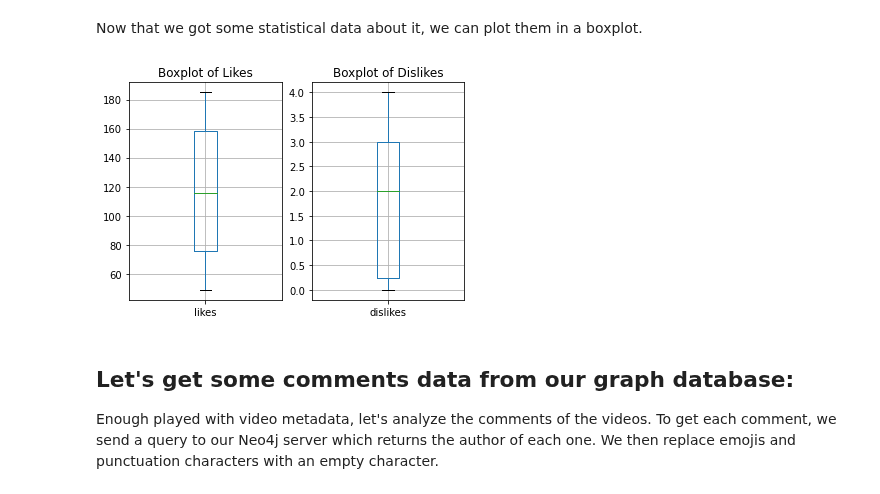
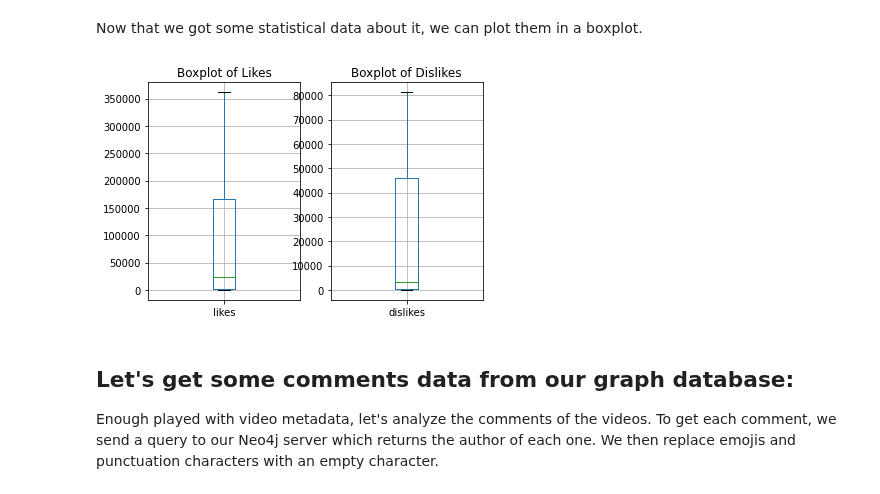
Before and after one commit to Gleethos/youtube-sentiment-analysis, a Jupyter notebook: data-visualizing.ipynb, the cells around one changed output. Saved outputs shown, nothing was run; the diff lists cells and outputs as text; code cells hidden in the pictures.

Commit message:
update visualizations

```diff
--- a/data-visualizing.ipynb
+++ b/data-visualizing.ipynb
@@ -9,7 +9,7 @@ Due to the fact, that we use the graph database Neo4j, we have to initialize its
 # %%
 from neo4j import GraphDatabase
 
-uri, user, password = 'bolt://localhost:11005', 'neo4j', 'neo4j_'
+uri, user, password = 'bolt://localhost:7687', 'neo4j', 'neo4j_'
 driver = GraphDatabase.driver(uri, auth=(user, password))
 # %% [markdown]
 Foremostly we implement a statement to get all scraped video metadata and save them in an array.
@@ -22,10 +22,10 @@ with driver.session() as session:
     def _q(query) : return session.run(query)
     #---------------------------------------
 
-    result = _q("MATCH (v:Video) WHERE v.title STARTS WITH 'Sentiment Analysis Python - ' RETURN v.title, v.date, v.likes, v.dislikes ORDER BY v.date")
+    #result = _q("MATCH (v:Video) WHERE v.title STARTS WITH 'Sentiment Analysis Python - ' RETURN v.title, v.date, v.likes, v.dislikes ORDER BY v.date")
+    result = _q("MATCH (v:Video) RETURN DISTINCT v.title, v.date, v.likes, v.dislikes ORDER BY v.date")
 
     for record in result:
-
         videos_with_metadata.append({
             "title": record['v.title'],
             "date": record['v.date'],
@@ -98,11 +114,11 @@ To gain a better understanding of how these two features correlate, we will calc
 # %%
 fig, ax = plt.subplots(figsize=(20,10))
 
-video_df['like_dislike_ratio'] = video_df['likes'] / (video_df['dislikes'].replace(0, 1)) # replace 0 with 1 to avoid division by zero
+visualize_df['like_dislike_ratio'] = visualize_df['likes'] / (video_df['dislikes'].replace(0, 1)) # replace 0 with 1 to avoid division by zero
 
-sorted_video_df = video_df.sort_values(by=['like_dislike_ratio'])
+sorted_visualize_df = visualize_df.sort_values(by=['like_dislike_ratio'])
 
-ax.barh(sorted_video_df['title'], sorted_video_df['like_dislike_ratio'], color='dodgerblue', label='likes')
+ax.barh(sorted_visualize_df['title'], sorted_visualize_df['like_dislike_ratio'], color='dodgerblue', label='likes')
 
 ax.set_title("Metadata of Videos")
 ax.invert_yaxis();
@@ -130,18 +161,19 @@ Now that we got some statistical data about it, we can plot them in a boxplot.
 # %%
 plt.tight_layout()
 
 # add boxplot of likes
 plt.subplot(1, 2, 1)
 plt.title("Boxplot of Likes")
-video_df.boxplot(column='likes')
+video_df.boxplot(column='likes', showfliers=False)
+#plt.show()
 
 # show boxplot of dislikes
 plt.subplot(1, 2, 2)
 plt.title("Boxplot of Dislikes")
-video_df.boxplot(column='dislikes')
+video_df.boxplot(column='dislikes', showfliers=False)
 plt.show()
 # %% [output]
-[figure, old version]
+[figure, new version]
 # %% [markdown]
 ## Let's get some comments data from our graph database: ##
 
```
Also changed, not shown: parts of 20 cells of this notebook.
